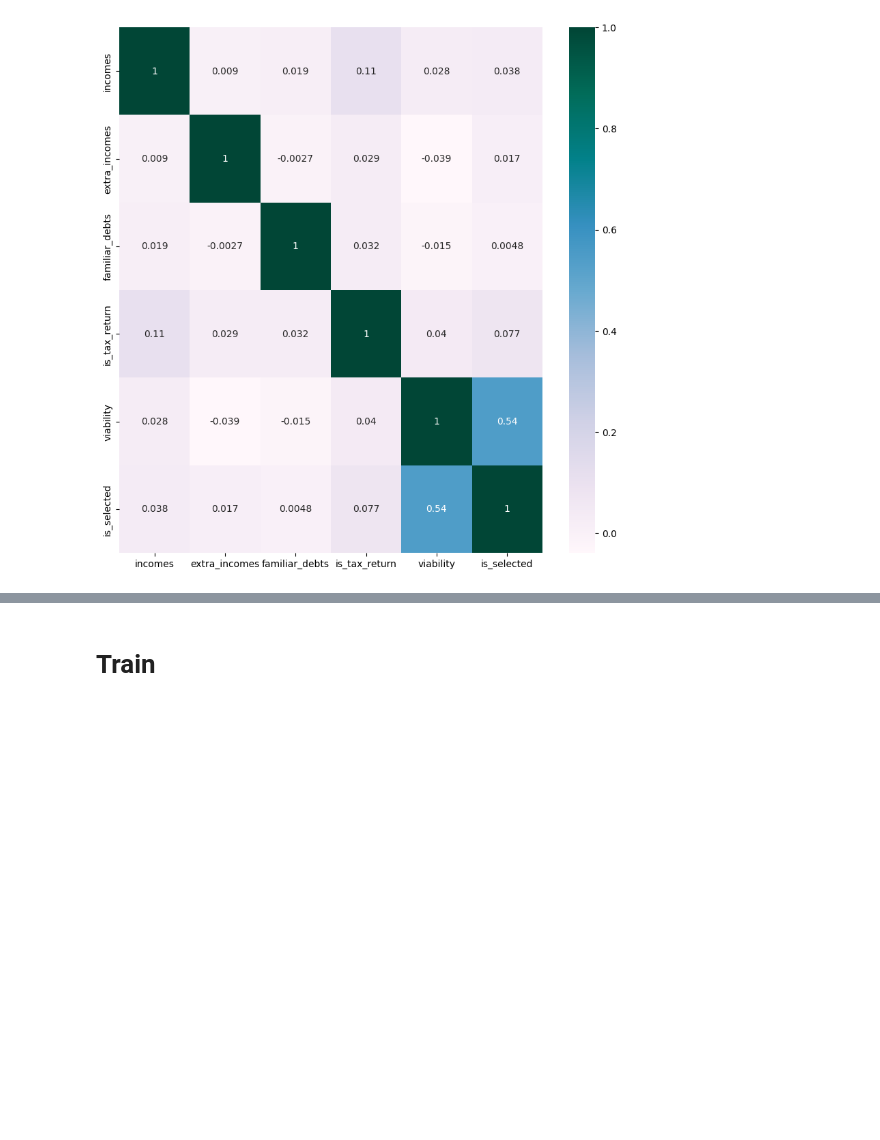
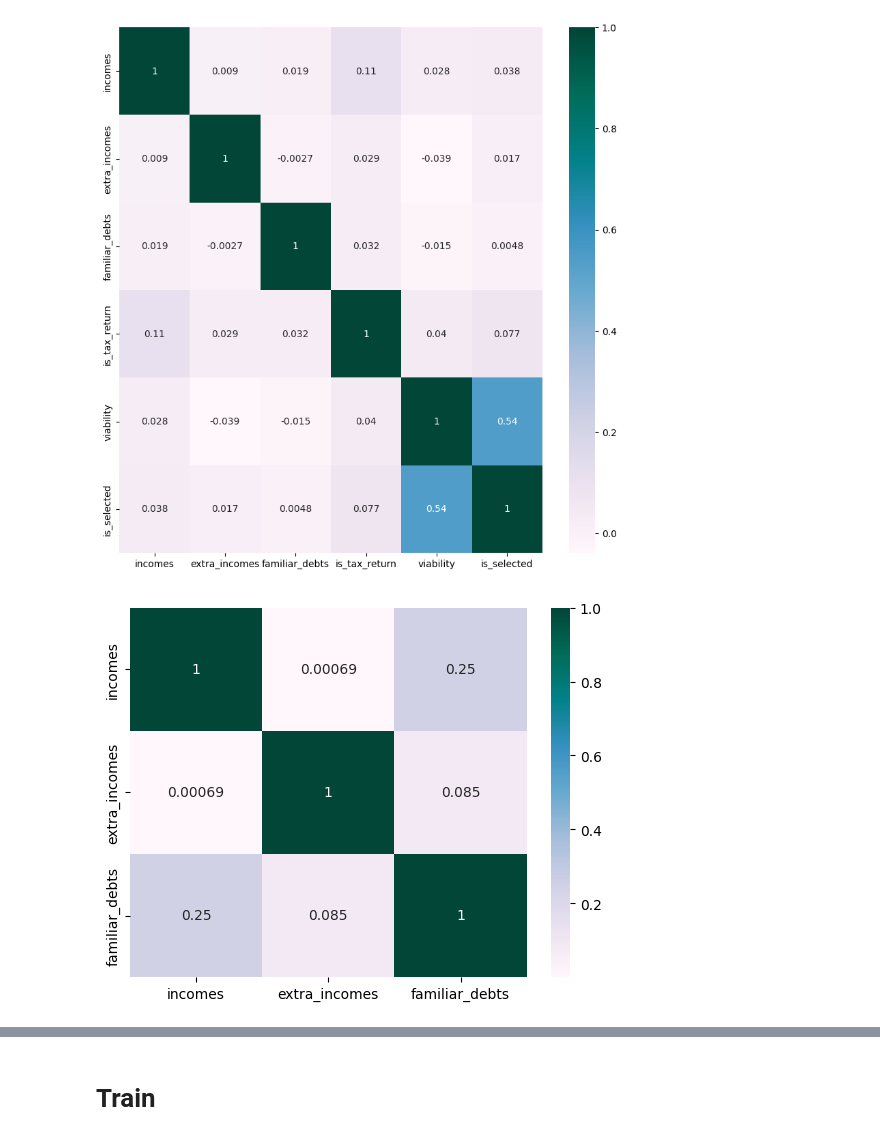
Before and after one commit to alejomaar/habi, a Jupyter notebook: prediction.ipynb, the cells around one changed output, grey strips where cells are left out. Cells and saved outputs as stored; diff of their text form; code cells hidden in the pictures; blank space fills up the shorter version.

```diff
--- a/prediction.ipynb
+++ b/prediction.ipynb
@@ -271,4 +271,8 @@ plt.rc('font', size=10)
 hm=sns.heatmap((new_df[['incomes','extra_incomes','familiar_debts','is_tax_return','viability','is_selected']].corr()),cmap="PuBuGn",annot=True)
 # %% [output]
 [figure]
+# %%
+hm=sns.heatmap((out_df[['incomes','extra_incomes','familiar_debts']].corr()),cmap="PuBuGn",annot=True)
+# %% [output]
+[figure, added]
 # %%
```
Also changed, not shown: parts of 18 cells of this notebook.
